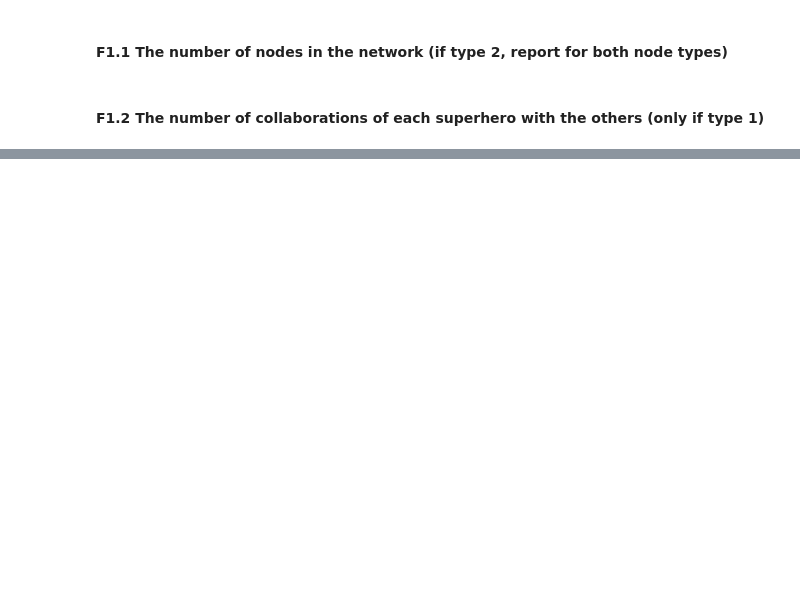
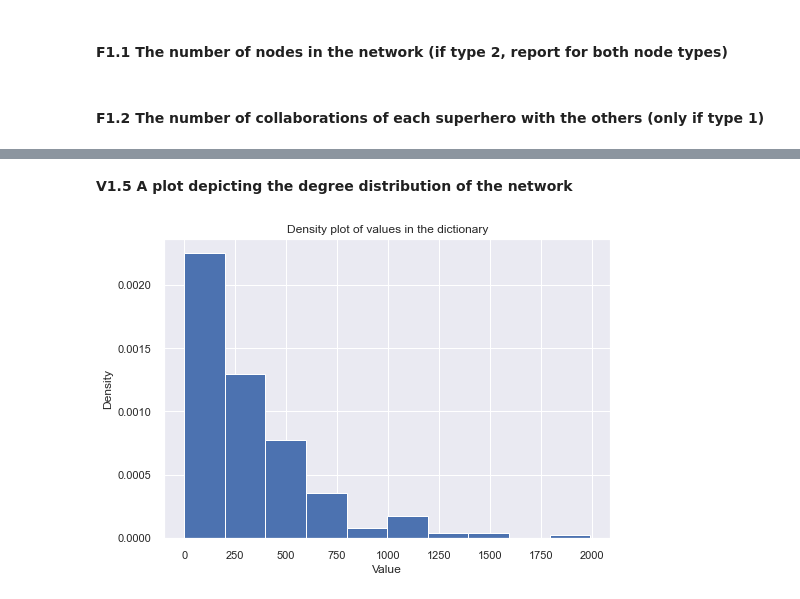
Before and after one commit to Gianlufrez/ADM_HW5, a Jupyter notebook: QUESTION1_GIANLUCA.ipynb, the cells around one changed output, grey strips where cells are left out. Drawn from its saved outputs; the diff is of its cells as text; code cells hidden in the pictures; blank space fills up the shorter version.

```diff
--- a/QUESTION1_GIANLUCA.ipynb
+++ b/QUESTION1_GIANLUCA.ipynb
@@ -286,0 +199,6 @@ len(dfheros)
+# %%
+#SISTEMARE I PESI, NON CAPISCO COME CAZZO DOBBIAMO FARLI, LEGGI ANCHE SLACK NEL CASO
+edges = dfheros.groupby(['hero1', 'hero2']).size().reset_index(name='weight')
+
+# crea il grafo
+G1 = nx.from_pandas_edgelist(edges, 'hero1', 'hero2', edge_attr='weight')
@@ -370,0 +348,22 @@ density(G_heros, 1)
+# %%
+def distribution(graph):
+    degree_hist = nx.degree_histogram(graph)
+
+    # Create empty dictionary for degree distribution
+    degree_dist = {}
+
+    # Iterate over the list of degrees and calculate the probability for each degree
+    for i, count in enumerate(degree_hist):
+        degree_dist[i] = count
+
+    # We eliminate all the elements that have the value 0, because it means that no node is of that degree.
+    keys_to_remove = []
+    for key, value in degree_dist.items():
+        if value == 0:
+            keys_to_remove.append(key)
+
+    # Remove items using found keys
+    for key in keys_to_remove:
+        del degree_dist[key]
+
+    return degree_dist
@@ -370,0 +526,14 @@ density(G_heros, 1)
+# %% [markdown]
+**V1.5 A plot depicting the degree distribution of the network**
+# %%
+#QUESTO PENSO SIA SBAGLIATO... NON MI TORNANO I VALORI, RICONTROLLA
+values = list(distribution(G1))
+
+# Plot the density graph
+plt.hist(values, density=True, bins=10)
+plt.xlabel('Value')
+plt.ylabel('Density')
+plt.title('Density plot of values in the dictionary')
+plt.show()
+# %% [output]
+[figure, added]
```
Also changed, not shown: parts of 92 cells of this notebook.
